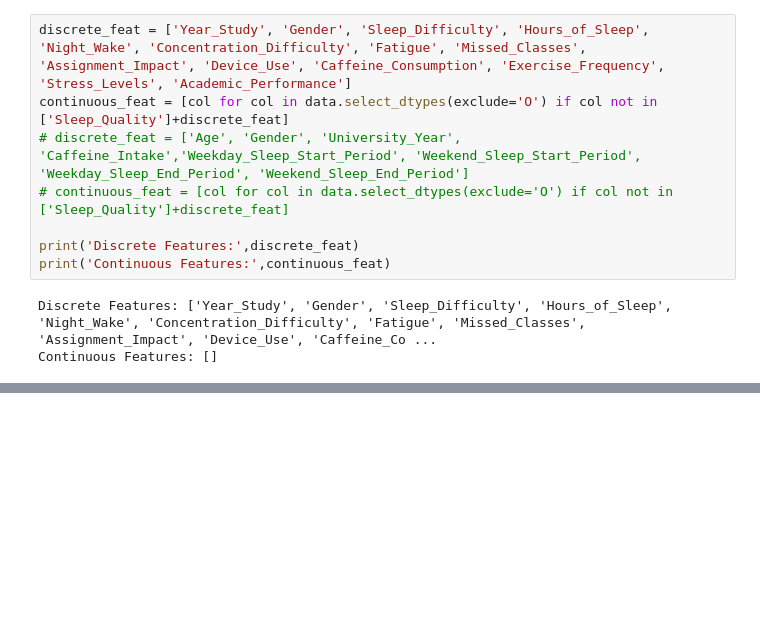
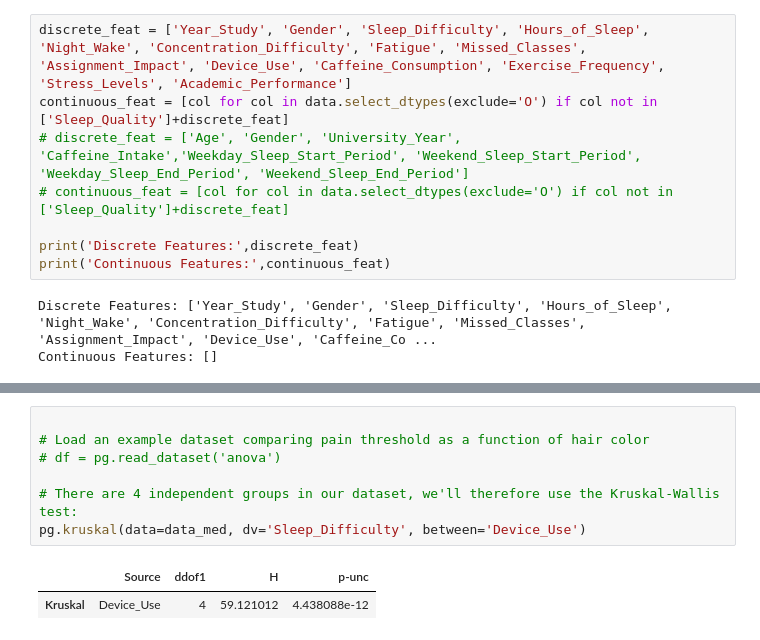
Before and after one commit to fefei69/ECE143WIN_TEAM1, a Jupyter notebook: new_dataset.ipynb, the cells around one changed output, grey strips where cells are left out. Cells and saved outputs as stored; diff of their text form; blank space fills up the shorter version.

```diff
--- a/new_dataset.ipynb
+++ b/new_dataset.ipynb
@@ -365,0 +437,10 @@ sns.barplot(data=imp_df,x='Importance',y=imp_df.index,palette='viridis')
+# %%
+
+# Load an example dataset comparing pain threshold as a function of hair color
+# df = pg.read_dataset('anova')
+
+# There are 4 independent groups in our dataset, we'll therefore use the Kruskal-Wallis test:
+pg.kruskal(data=data_med, dv='Sleep_Difficulty', between='Device_Use')
+# %% [output]
+|  | Source | ddof1 | H | p-unc |
+| Kruskal | Device_Use | 4 | 59.121012 | 4.438088e-12 |
```
Also changed, not shown: parts of 11 cells of this notebook.
